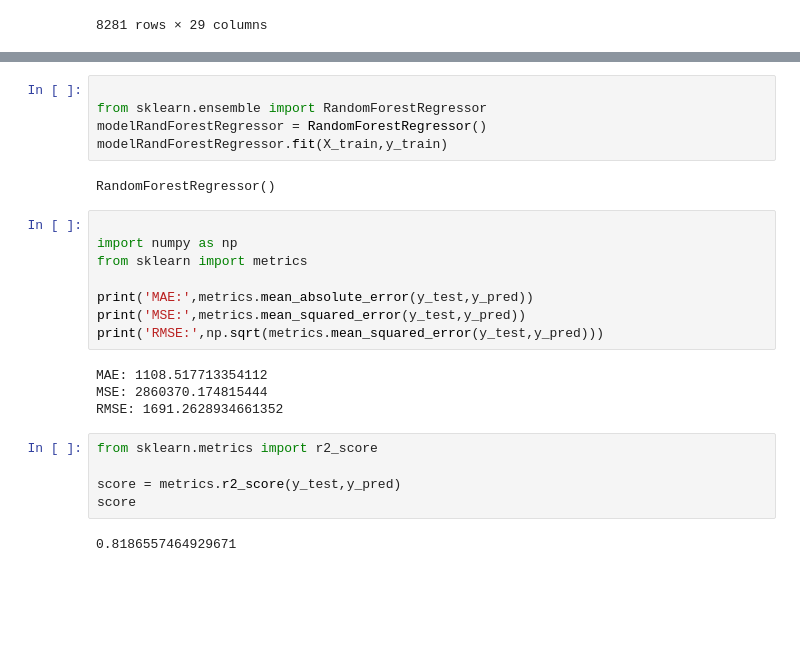
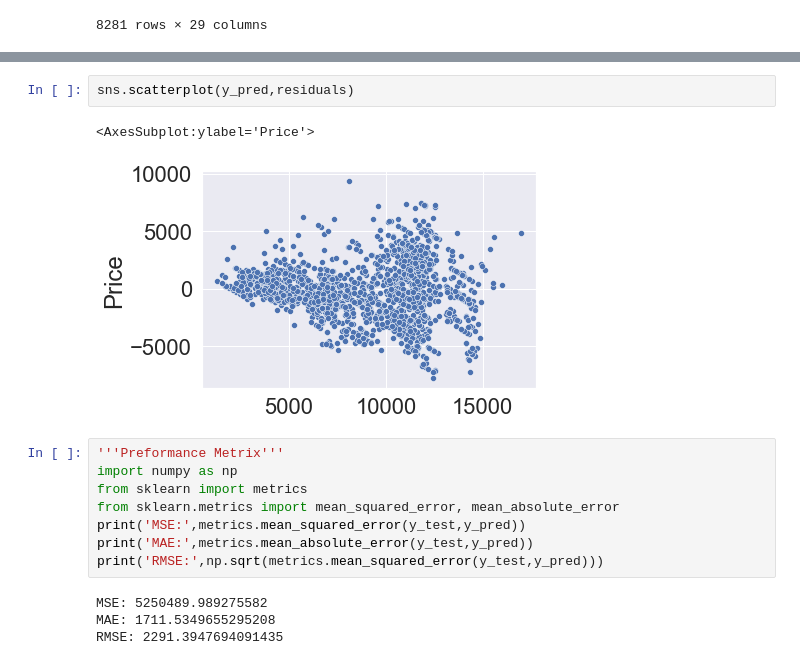
Before and after one commit to SHIVRAJSHINDE/Eda-FeatureEngineering, a Jupyter notebook: EDA/Data Travel/edaAndPreprocessing2.ipynb, the cells around one changed output, grey strips where cells are left out. Drawn from its saved outputs; the diff is of its cells as text; blank space fills up the shorter version.

```diff
--- a/EDA/Data Travel/edaAndPreprocessing2.ipynb
+++ b/EDA/Data Travel/edaAndPreprocessing2.ipynb
@@ -1256,27 +1265,18 @@ sns.displot(residuals,kind='kde')
-# %%
-
-from sklearn.ensemble import RandomForestRegressor
-modelRandForestRegressor = RandomForestRegressor()
-modelRandForestRegressor.fit(X_train,y_train)
-# %% [output]
-RandomForestRegressor()
+# %%
+sns.scatterplot(y_pred,residuals)
+# %% [output]
+<AxesSubplot:ylabel='Price'>
+[figure, added]
 # %%
-
+'''Preformance Metrix'''
 import numpy as np
 from sklearn import metrics
-
+from sklearn.metrics import mean_squared_error, mean_absolute_error
+print('MSE:',metrics.mean_squared_error(y_test,y_pred))
 print('MAE:',metrics.mean_absolute_error(y_test,y_pred))
-print('MSE:',metrics.mean_squared_error(y_test,y_pred))
 print('RMSE:',np.sqrt(metrics.mean_squared_error(y_test,y_pred)))
 # %% [output]
-MAE: 1108.517713354112
-MSE: 2860370.174815444
-RMSE: 1691.2628934661352
+MSE: 5250489.989275582
+MAE: 1711.5349655295208
+RMSE: 2291.3947694091435
-# %%
-from sklearn.metrics import r2_score
-
-score = metrics.r2_score(y_test,y_pred)
-score
-# %% [output]
-0.8186557464929671
 # %%
```
Also changed, not shown: parts of 49 cells of this notebook.
